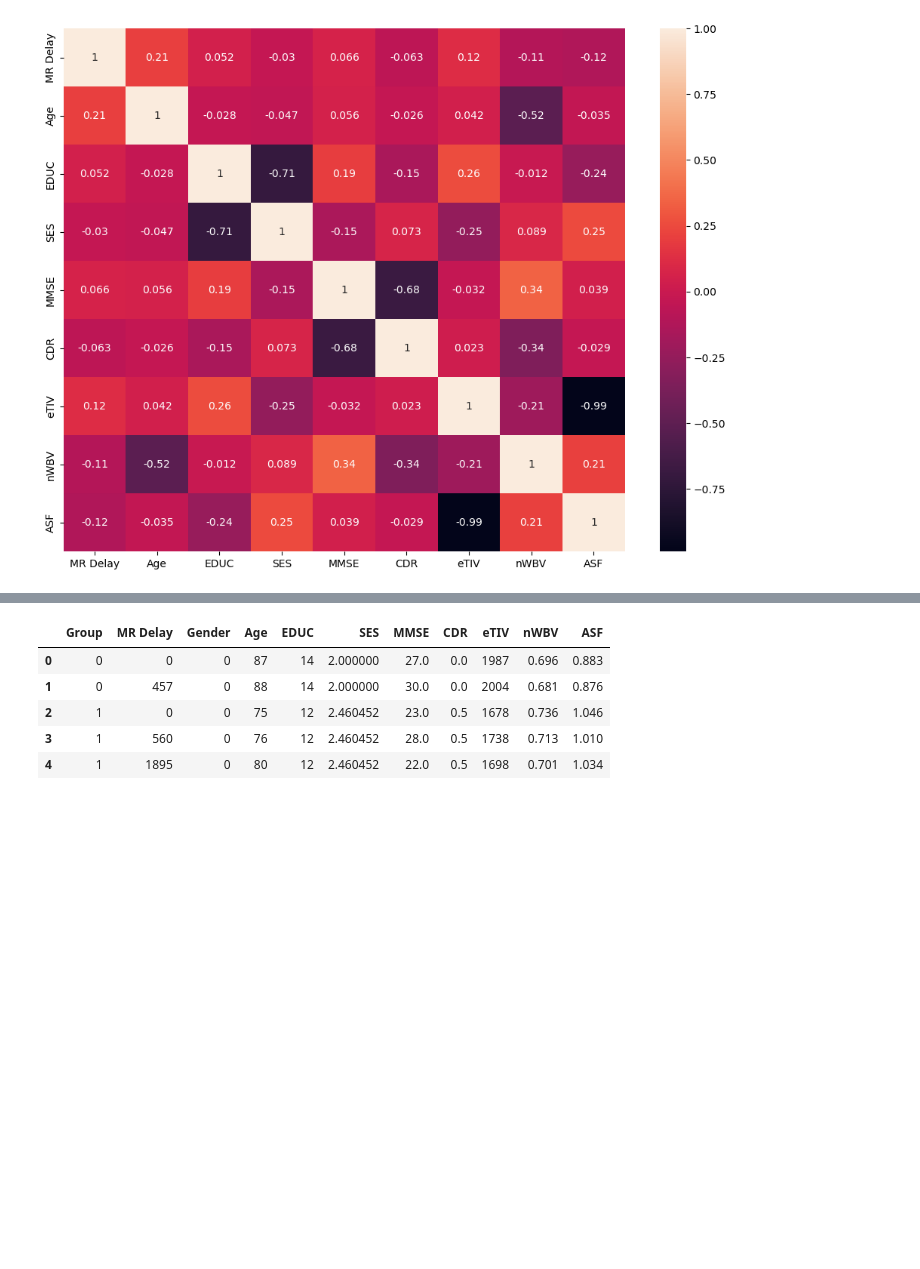
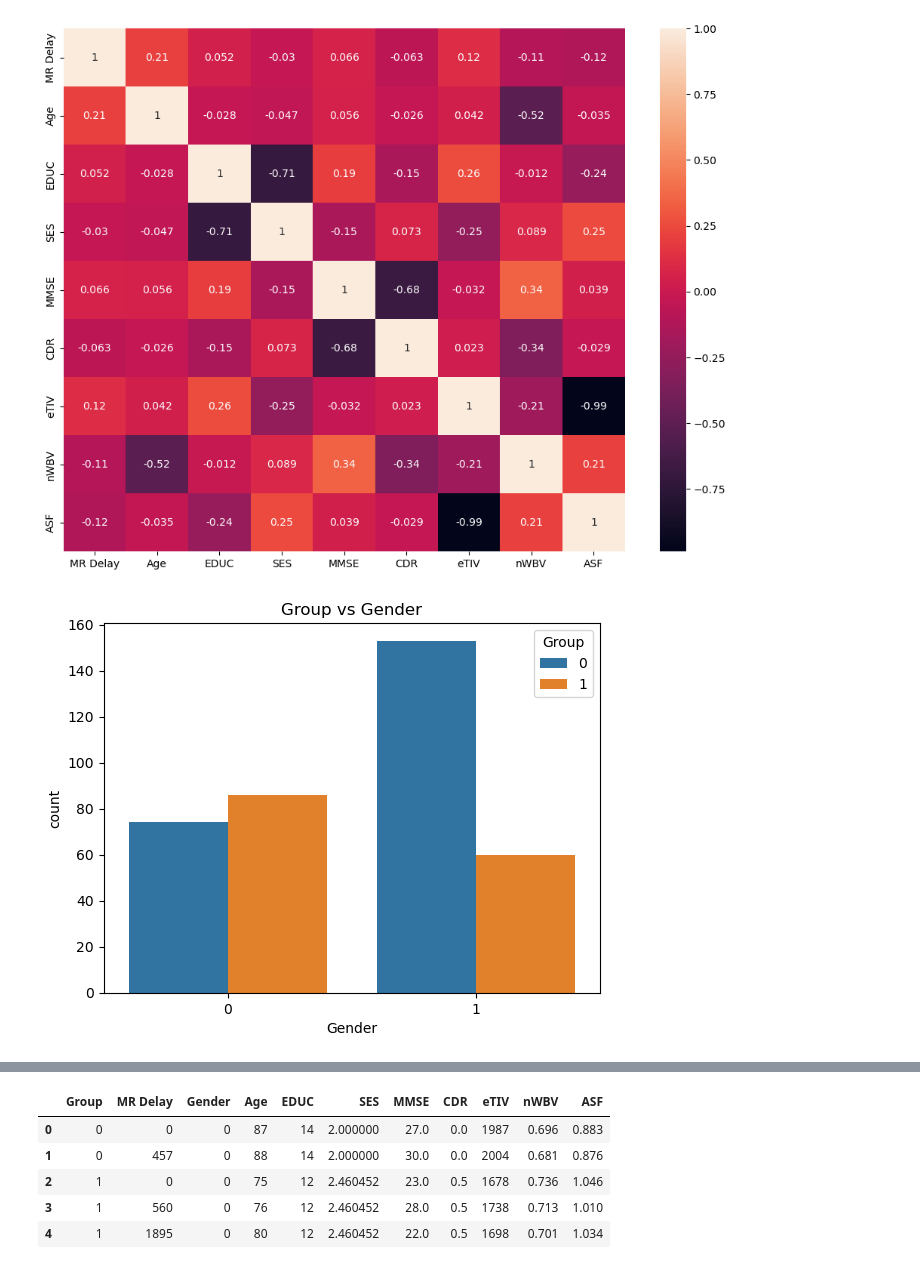
Before and after one commit to MPragya-20/Alzheimer_classification, a Jupyter notebook: alzheimer-s-disease-classification.ipynb, the cells around one changed output, grey strips where cells are left out. Saved outputs shown, nothing was run; the diff lists cells and outputs as text; code cells hidden in the pictures; blank space fills up the shorter version.

Commit message:
feat: added plots as a part of data visualization

```diff
--- a/alzheimer-s-disease-classification.ipynb
+++ b/alzheimer-s-disease-classification.ipynb
@@ -178,3 +178,11 @@ sns.heatmap(corr_obj, xticklabels=corr_obj.columns.values, yticklabels=corr_obj.
 # %%
 long_data["Gender"] = np.where(long_data["Gender"]=="F", 1, 0)
 long_data["Group"] = np.where(long_data["Group"] == 'Demented', 1, 0)
+# %%
+sns.countplot(x = long_data.Gender, data = long_data, hue = "Group")
+plt.title("Group vs Gender")
+plt.show()
+
+# Men show higher chance of dementia as compared to women
+# %% [output]
+[figure, added]
```
Also changed, not shown: parts of 11 cells of this notebook.
